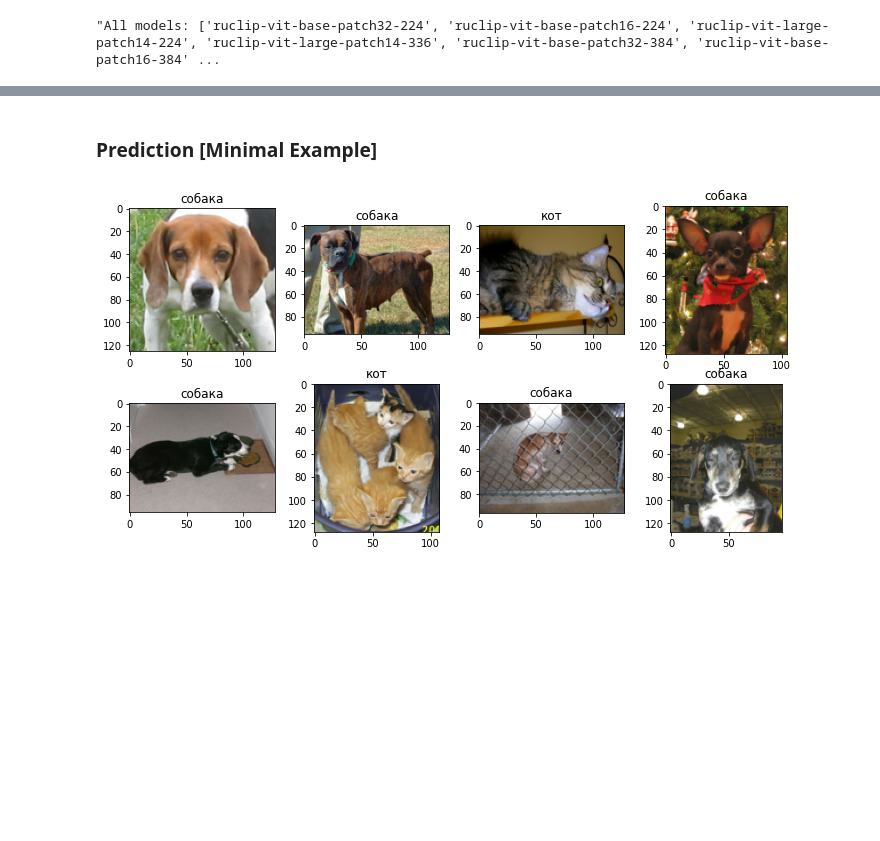
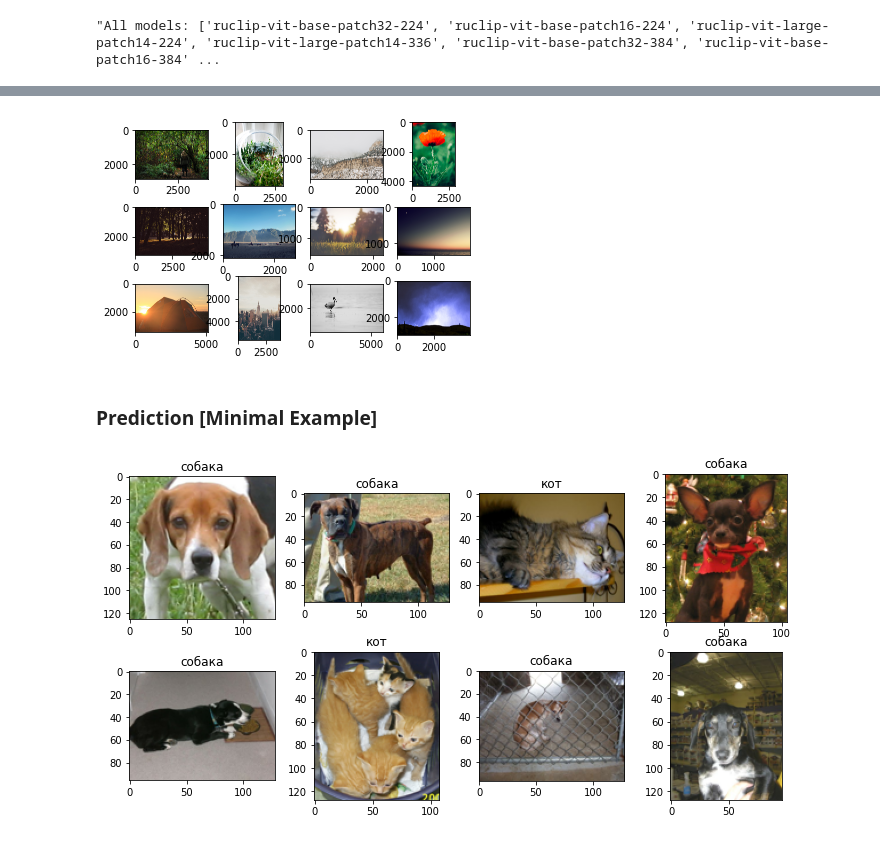
Before and after one commit to comptech-winter-school/image-finder, a Jupyter notebook: colabs/comptech_ruclip_usage.ipynb, the cells around one changed output, grey strips where cells are left out. Drawn from its saved outputs; the diff is of its cells as text; code cells hidden in the pictures; blank space fills up the shorter version.

Commit message:
Added unsplash dataset

```diff
--- a/colabs/comptech_ruclip_usage.ipynb
+++ b/colabs/comptech_ruclip_usage.ipynb
@@ -65,0 +99,11 @@ clip, processor = ruclip.load('ruclip-vit-base-patch32-384', device=device)
+# %%
+path = 'datasets/unsplash_lite'
+documents = ['photos', 'keywords', 'collections', 'conversions', 'colors']
+datasets = {}
+
+for doc in documents:
+    file = os.path.join(path, doc + ".tsv000")
+    print(file)
+
+    df = pd.read_csv(file, sep='\t', header=0)
+    datasets[doc] = df
@@ -66,3 +145,11 @@ clip, processor = ruclip.load('ruclip-vit-base-patch32-384', device=device)
+# %%
+fig, ax = plt.subplots(3,4)
+for i, photo in enumerate(datasets['photos']['photo_image_url'].iloc[:12]):
+    response = requests.get(photo)
+    img = Image.open(BytesIO(response.content))
+    ax.reshape(-1)[i].imshow(img, )
+# %% [output]
+[figure, added]
 # %% [markdown]
 ### Prediction [Minimal Example]
 # %%
```
Also changed, not shown: parts of 28 cells of this notebook.
